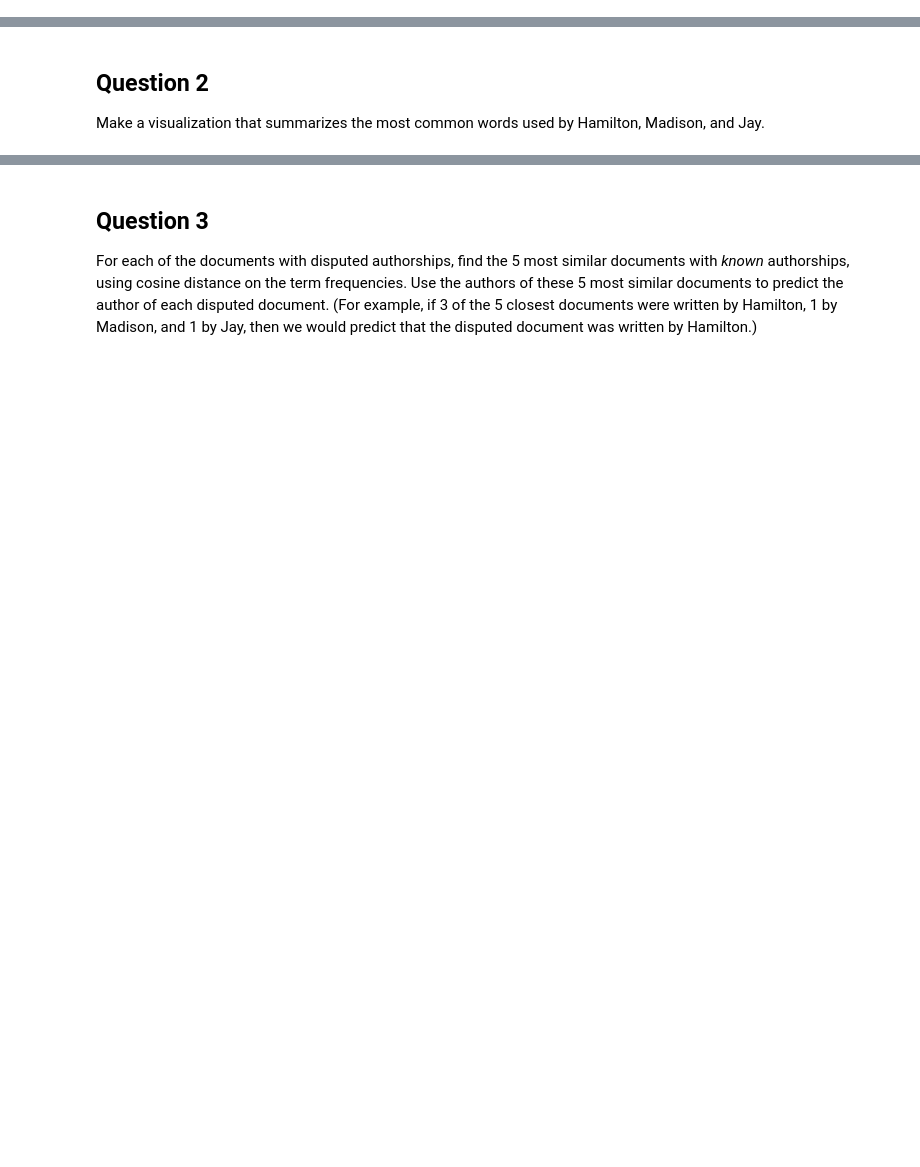
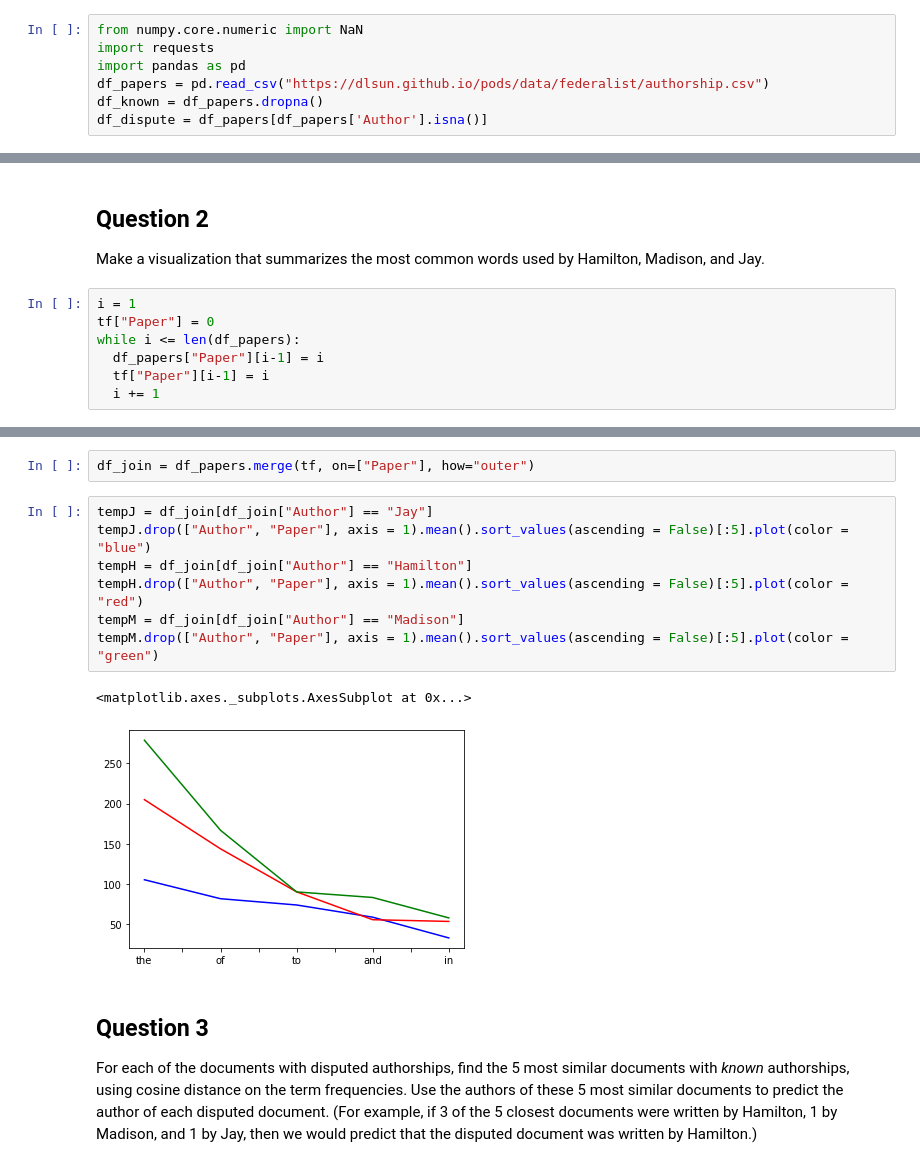
Before and after one commit to Cal-Poly-Data-301/lab-5-nathanhill923, a Jupyter notebook: Copy_of_DATA_301_Lab_5_Nathan_Hill.ipynb, the cells around one changed output, grey strips where cells are left out. Drawn from its saved outputs; the diff is of its cells as text; blank space fills up the shorter version.

```diff
--- a/Copy_of_DATA_301_Lab_5_Nathan_Hill.ipynb
+++ b/Copy_of_DATA_301_Lab_5_Nathan_Hill.ipynb
@@ -6,6 +6,13 @@
 The _Federalist Papers_ were a set of 85 essays published between 1787 and 1788 to promote the ratification of the United States Constitution. They were originally published under the pseudonym "Publius". Although the identity of the authors was a closely guarded secret at the time, most of the papers have since been conclusively attributed to one of Hamilton, Jay, or Madison. The known authorships can be found in `https://dlsun.github.io/pods/data/federalist/authorship.csv`.
 
 For 15 of the papers, however, the authorships remain disputed. (These papers can be identified from the `authorship.csv` file because the "Author" field is blank.) In this analysis, you will use the papers with known authorship to predict the authorships of the disputed papers. The text of each paper is available at `https://dlsun.github.io/pods/data/federalist/x.txt`, where `x` is the number of the paper (i.e., a number from 1 to 85). The name of the file indicates the number of the paper.
+# %%
+from numpy.core.numeric import NaN
+import requests
+import pandas as pd
+df_papers = pd.read_csv("https://dlsun.github.io/pods/data/federalist/authorship.csv")
+df_known = df_papers.dropna()
+df_dispute = df_papers[df_papers['Author'].isna()]
 # %% [markdown]
 ## Question 1
 
@@ -15,3 +79,10 @@ Read in the Federalist Papers. Convert each one into a vector of term frequencie
 # %% [markdown]
 ## Question 2
 Make a visualization that summarizes the most common words used by Hamilton, Madison, and Jay.
+# %%
+i = 1
+tf["Paper"] = 0
+while i <= len(df_papers):
+  df_papers["Paper"][i-1] = i
+  tf["Paper"][i-1] = i
+  i += 1
@@ -18,3 +98,15 @@ Make a visualization that summarizes the most common words used by Hamilton, Mad
+# %%
+df_join = df_papers.merge(tf, on=["Paper"], how="outer")
+# %%
+tempJ = df_join[df_join["Author"] == "Jay"]
+tempJ.drop(["Author", "Paper"], axis = 1).mean().sort_values(ascending = False)[:5].plot(color = "blue")
+tempH = df_join[df_join["Author"] == "Hamilton"]
+tempH.drop(["Author", "Paper"], axis = 1).mean().sort_values(ascending = False)[:5].plot(color = "red")
+tempM = df_join[df_join["Author"] == "Madison"]
+tempM.drop(["Author", "Paper"], axis = 1).mean().sort_values(ascending = False)[:5].plot(color = "green")
+# %% [output]
+<matplotlib.axes._subplots.AxesSubplot at 0x...>
+[figure, added]
 # %% [markdown]
 ## Question 3
 
```
Also changed, not shown: parts of 5 cells of this notebook.
